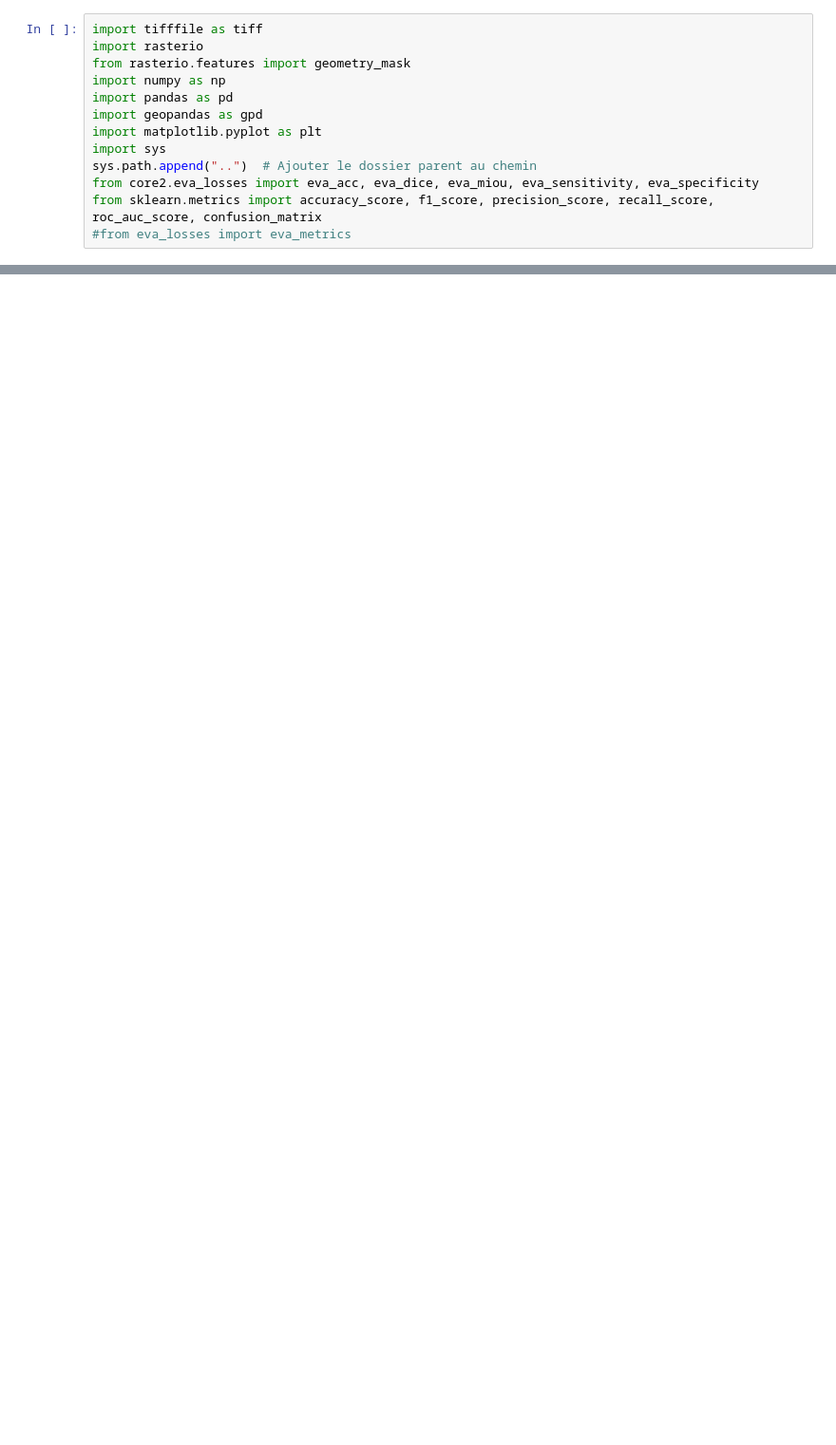
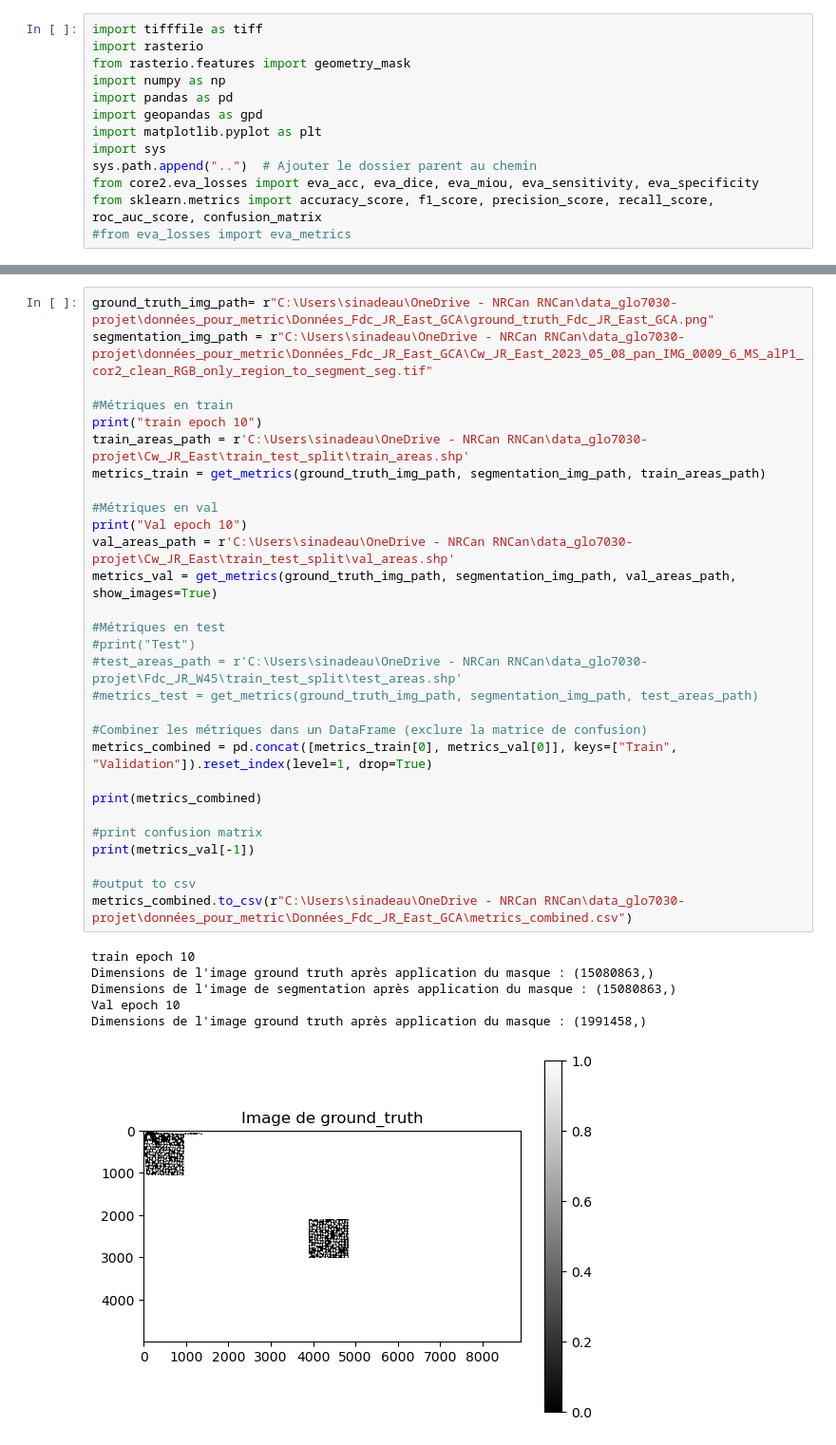
Before and after one commit to sinadeau/RNCAN_crown_segmentation, a Jupyter notebook: TreeCountSegHeight/files_added_in_the_repo/calculate_metrics.ipynb, the cells around one changed output, grey strips where cells are left out. Shown: that part at 95% size. Saved outputs shown, nothing was run; the diff lists cells and outputs as text; blank space fills up the shorter version.

```diff
--- a/TreeCountSegHeight/files_added_in_the_repo/calculate_metrics.ipynb
+++ b/TreeCountSegHeight/files_added_in_the_repo/calculate_metrics.ipynb
@@ -150,0 +217,36 @@ roc_auc      0.935959    0.907879
+# %%
+ground_truth_img_path= r"C:\Users\sinadeau\OneDrive - NRCan RNCan\data_glo7030-projet\données_pour_metric\Données_Fdc_JR_East_GCA\ground_truth_Fdc_JR_East_GCA.png"
+segmentation_img_path = r"C:\Users\sinadeau\OneDrive - NRCan RNCan\data_glo7030-projet\données_pour_metric\Données_Fdc_JR_East_GCA\Cw_JR_East_2023_05_08_pan_IMG_0009_6_MS_alP1_cor2_clean_RGB_only_region_to_segment_seg.tif"
+
+#Métriques en train
+print("train epoch 10")
+train_areas_path = r'C:\Users\sinadeau\OneDrive - NRCan RNCan\data_glo7030-projet\Cw_JR_East\train_test_split\train_areas.shp'
+metrics_train = get_metrics(ground_truth_img_path, segmentation_img_path, train_areas_path)
+
+#Métriques en val
+print("Val epoch 10")
+val_areas_path = r'C:\Users\sinadeau\OneDrive - NRCan RNCan\data_glo7030-projet\Cw_JR_East\train_test_split\val_areas.shp'
+metrics_val = get_metrics(ground_truth_img_path, segmentation_img_path, val_areas_path, show_images=True)
+
+#Métriques en test
+#print("Test")
+#test_areas_path = r'C:\Users\sinadeau\OneDrive - NRCan RNCan\data_glo7030-projet\Fdc_JR_W45\train_test_split\test_areas.shp'
+#metrics_test = get_metrics(ground_truth_img_path, segmentation_img_path, test_areas_path)
+
+#Combiner les métriques dans un DataFrame (exclure la matrice de confusion)
+metrics_combined = pd.concat([metrics_train[0], metrics_val[0]], keys=["Train", "Validation"]).reset_index(level=1, drop=True)
+
+print(metrics_combined)
+
+#print confusion matrix
+print(metrics_val[-1])
+
+#output to csv
+metrics_combined.to_csv(r"C:\Users\sinadeau\OneDrive - NRCan RNCan\data_glo7030-projet\données_pour_metric\Données_Fdc_JR_East_GCA\metrics_combined.csv")
+# %% [output]
+train epoch 10
+Dimensions de l'image ground truth après application du masque : (15080863,)
+Dimensions de l'image de segmentation après application du masque : (15080863,)
+Val epoch 10
+Dimensions de l'image ground truth après application du masque : (1991458,)
+[figure, added]
```
Also changed, not shown: parts of 12 cells of this notebook.
